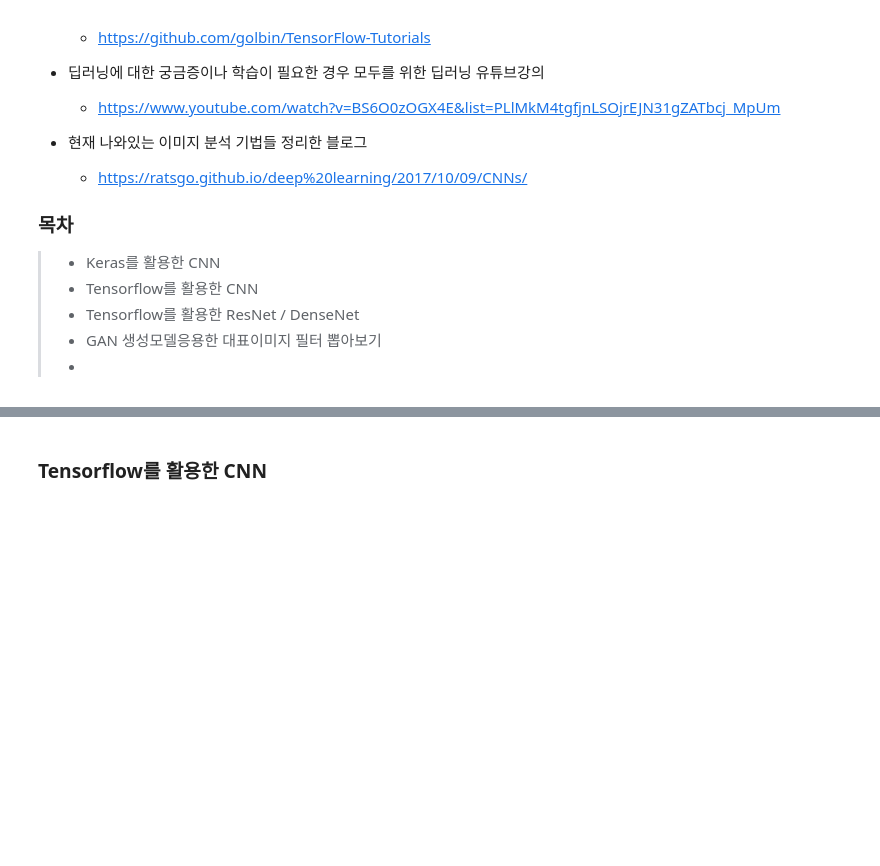
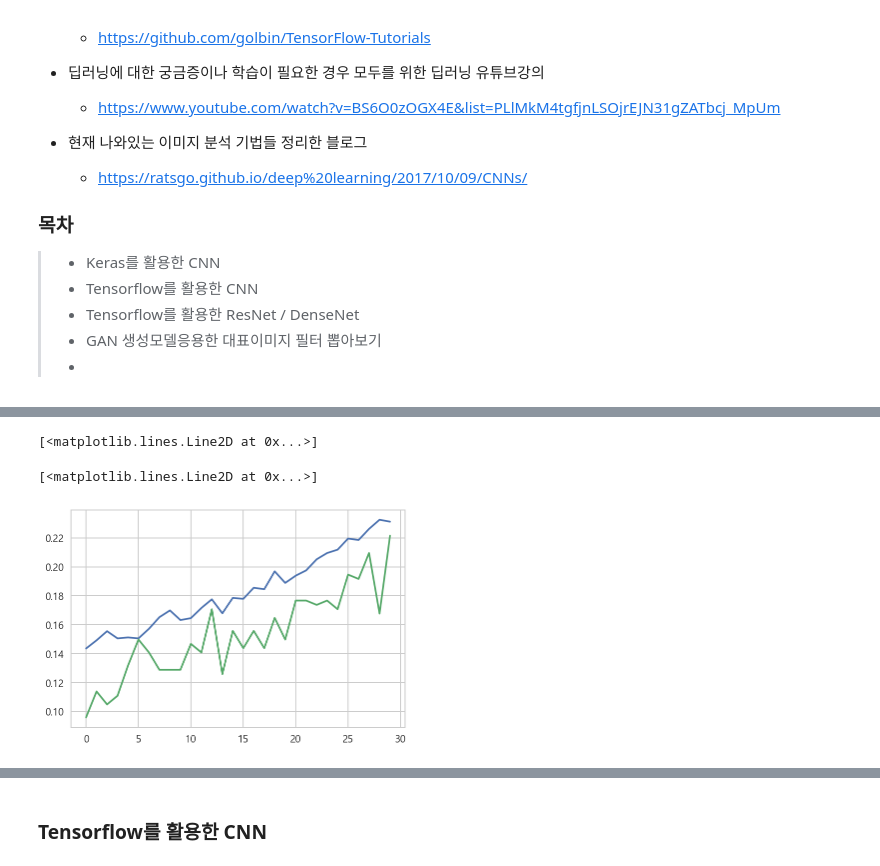
Before and after one commit to brightscannon/Webtoon_recommand_system, a Jupyter notebook: 03_Daum_thumbnail_image_preprocessing.ipynb, the cells around one changed output, grey strips where cells are left out. Cells and saved outputs as stored; diff of their text form; code cells hidden in the pictures; blank space fills up the shorter version.

```diff
--- a/03_Daum_thumbnail_image_preprocessing.ipynb
+++ b/03_Daum_thumbnail_image_preprocessing.ipynb
@@ -320,0 +518,9 @@ Done!제중 :  43119
+# %%
+plt.plot(hist.history["acc"])
+plt.plot(hist.history["val_acc"])
+plt.show()
+# epoch - 24~53
+# %% [output]
+[<matplotlib.lines.Line2D at 0x...>]
+[<matplotlib.lines.Line2D at 0x...>]
+[figure, added]
```
Also changed, not shown: parts of 27 cells of this notebook, 3 other files.
